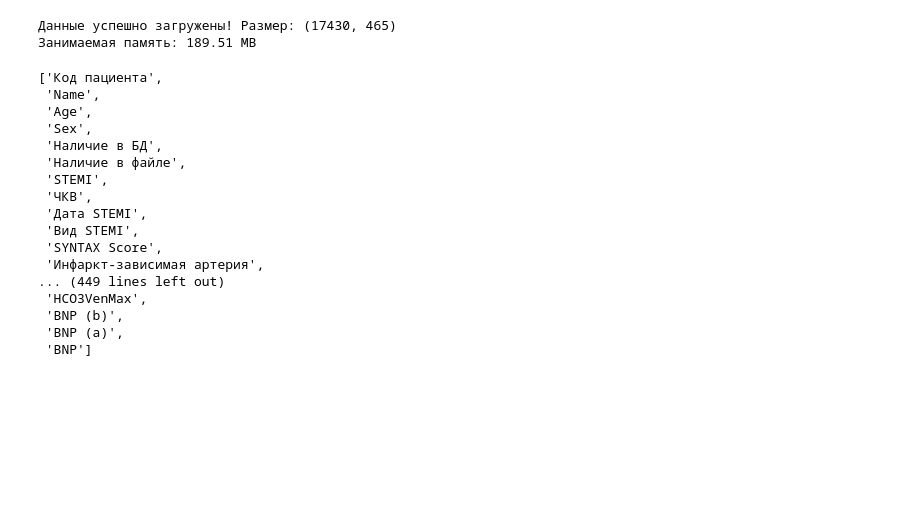
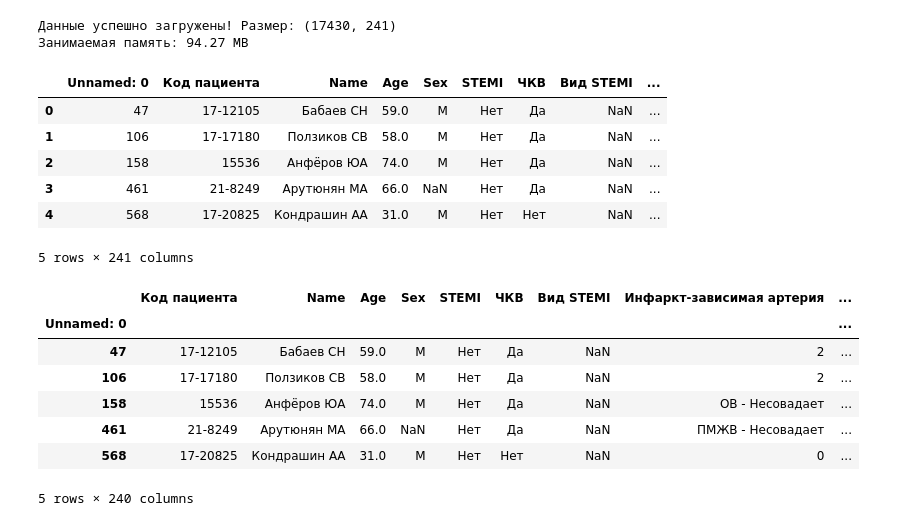
Before and after one commit to aaddssww156/phd, a Jupyter notebook: notebooks/table/tmp.ipynb, the cells around one changed output. Saved outputs shown, nothing was run; the diff lists cells and outputs as text; code cells hidden in the pictures; blank space fills up the shorter version.

```diff
--- a/notebooks/table/tmp.ipynb
+++ b/notebooks/table/tmp.ipynb
@@ -1,30 +1,33 @@
 # %%
 import pandas as pd
 # %%
-df = pd.read_excel("./data_raw/DataSet_V49 (2).xlsx")
+df = pd.read_csv("./data_raw/test_table.csv", index_col=0)
 
 print(f"Данные успешно загружены! Размер: {df.shape}")
 print(f"Занимаемая память: {df.memory_usage(deep=True).sum() / 1024**2:.2f} MB")
 # %% [output]
-Данные успешно загружены! Размер: (17430, 465)
-Занимаемая память: 189.51 MB
+Данные успешно загружены! Размер: (17430, 241)
+Занимаемая память: 94.27 MB
 # %%
-df.columns.to_list()
+df.head(5)
 # %% [output]
+|  | Unnamed: 0 | Код пациента | Name | Age | Sex | STEMI | ЧКВ | Вид STEMI | ... |
+| 0 | 47 | 17-12105 | Бабаев СН | 59.0 | М | Нет | Да | NaN | ... |
+| 1 | 106 | 17-17180 | Ползиков СВ | 58.0 | М | Нет | Да | NaN | ... |
+| 2 | 158 | 15536 | Анфёров ЮА | 74.0 | М | Нет | Да | NaN | ... |
+| 3 | 461 | 21-8249 | Арутюнян МА | 66.0 | NaN | Нет | Да | NaN | ... |
+| 4 | 568 | 17-20825 | Кондрашин АА | 31.0 | М | Нет | Нет | NaN | ... |
-['Код пациента',
- 'Name',
- 'Age',
- 'Sex',
- 'Наличие в БД',
- 'Наличие в файле',
- 'STEMI',
- 'ЧКВ',
- 'Дата STEMI',
- 'Вид STEMI',
- 'SYNTAX Score',
- 'Инфаркт-зависимая артерия',
-... (449 lines left out)
- 'HCO3VenMax',
- 'BNP (b)',
- 'BNP (a)',
- 'BNP']
+5 rows × 241 columns
+# %%
+df.set_index('Unnamed: 0', inplace=True)
+# %%
+df.head(5)
+# %% [output]
+|  | Код пациента | Name | Age | Sex | STEMI | ЧКВ | Вид STEMI | Инфаркт-зависимая артерия | ... |
+| Unnamed: 0 |  |  |  |  |  |  |  |  | ... |
+| 47 | 17-12105 | Бабаев СН | 59.0 | М | Нет | Да | NaN | 2 | ... |
+| 106 | 17-17180 | Ползиков СВ | 58.0 | М | Нет | Да | NaN | 2 | ... |
+| 158 | 15536 | Анфёров ЮА | 74.0 | М | Нет | Да | NaN | ОВ - Несовадает | ... |
+| 461 | 21-8249 | Арутюнян МА | 66.0 | NaN | Нет | Да | NaN | ПМЖВ - Несовадает | ... |
+| 568 | 17-20825 | Кондрашин АА | 31.0 | М | Нет | Нет | NaN | 0 | ... |
+5 rows × 240 columns
```
Also changed, not shown: parts of 9 cells of this notebook.
